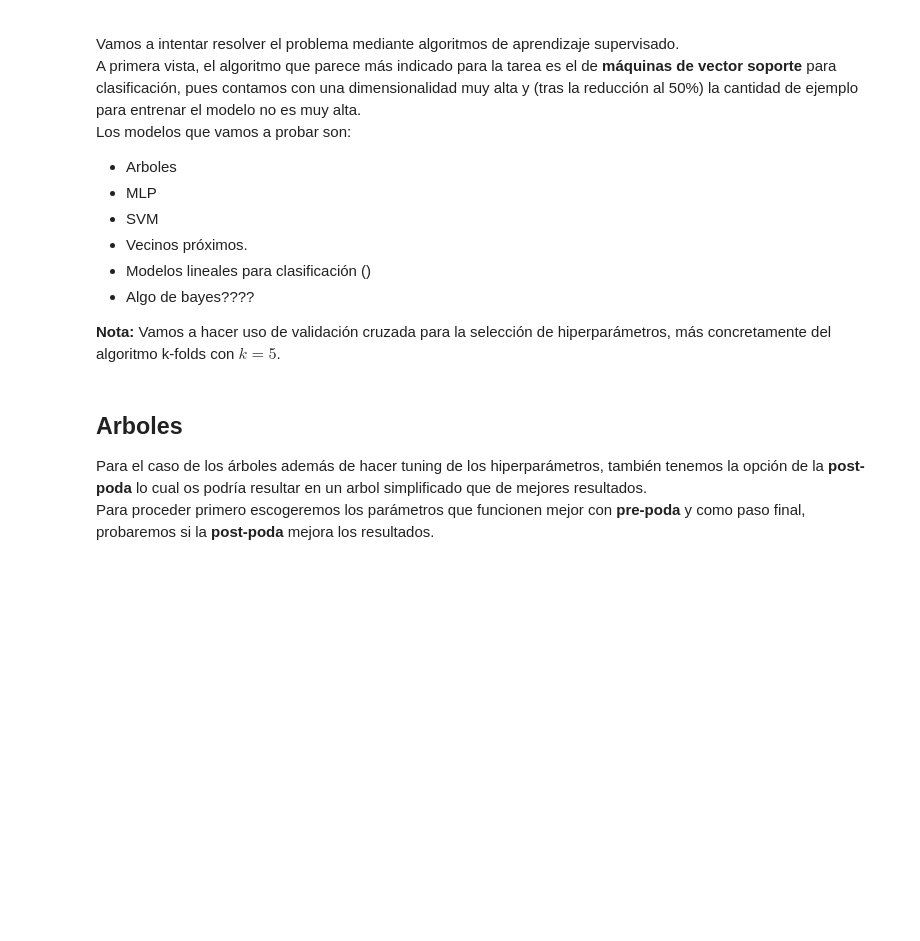
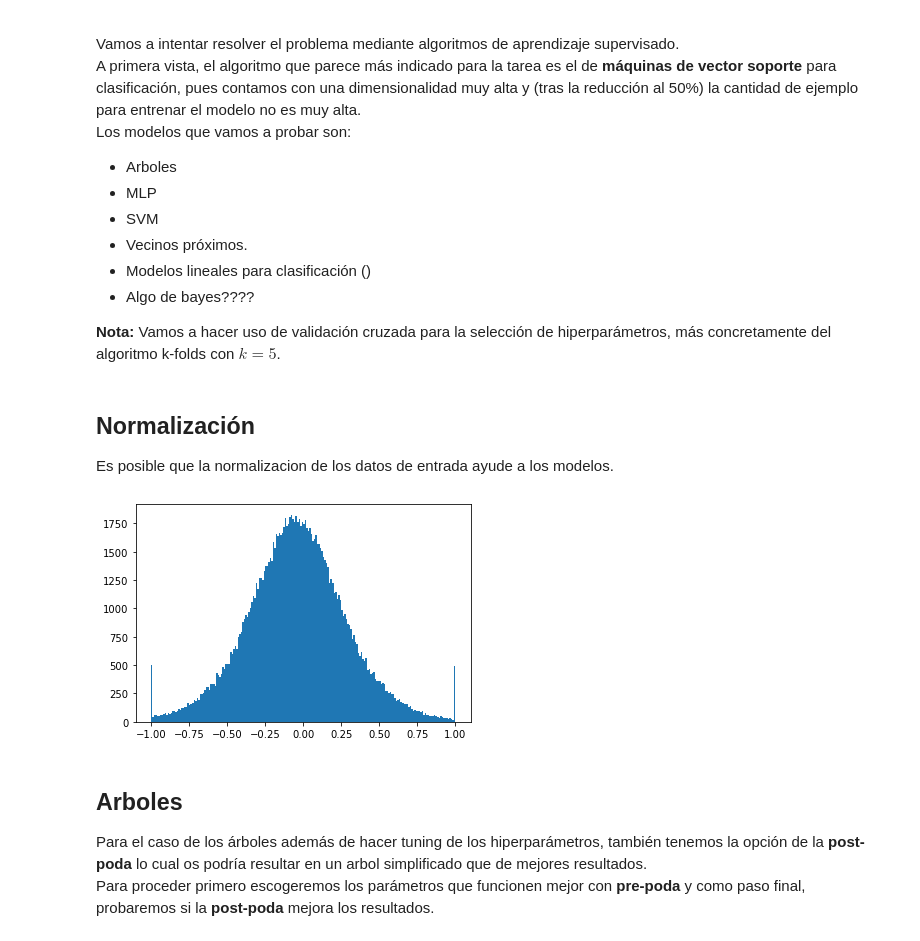
Before and after one commit to AngelGuevara7/Trabajo_Aprendizaje_Maquina, a Jupyter notebook: parte_arturo_memoria.ipynb, the cells around one changed output. Saved outputs shown, nothing was run; the diff lists cells and outputs as text; code cells hidden in the pictures; blank space fills up the shorter version.

```diff
--- a/parte_arturo_memoria.ipynb
+++ b/parte_arturo_memoria.ipynb
@@ -235,6 +235,44 @@ Los modelos que vamos a probar son:
 - Algo de bayes????
 
 **Nota:** Vamos a hacer uso de validación cruzada para la selección de hiperparámetros, más concretamente del algoritmo k-folds con $k=5$.
+# %%
+#carga de datos
+X=np.load("datos_mfcc_pca99_X.npy")
+y=np.load("datos_mfcc_pca99_y.npy")
+
+#elección de representantes, como hemos visto esta elección la haremos mediante ??
+clases=np.unique(y).shape[0]
+
+X_reduc=[]
+y_reduc=[]
+
+for i in range(clases):
+    len_aux=len(y[y==i])
+    model=KMedoids(n_clusters=len_aux//2)
+    model.fit(X[y==i])
+    centros=model.cluster_centers_
+    X_reduc.append(centros)
+    y_reduc.extend(np.ones(len(centros))*i)
+X_reduc=np.array(X_reduc)
+y_reduc=np.array(y_reduc)
+X_reduc2=X_reduc.reshape(-1,464)
+
+
+#separamos los datos en conjuntos para entrenamiento y para test
+#lo hacemos tanto para el conjunto completo como  para el reducido por representantes
+X_train,X_test,y_train,y_test=train_test_split(X,y,test_size=0.2,random_state=42)
+X_reduc_train,X_reduc_test,y_reduc_train,y_reduc_test=train_test_split(X_reduc2,y_reduc,
+                                                                       test_size=0.2,random_state=42)
+# %% [markdown]
+## Normalización
+
+Es posible que la normalizacion de los datos de entrada ayude a los modelos.
+# %%
+scaler=MinMaxScaler(feature_range=(-1,1))
+X_reduc_train_norm=scaler.fit_transform(X_reduc_train)
+plt.hist(X_reduc_train_norm.flatten(),200);
+# %% [output]
+[figure, added]
 # %% [markdown]
 ## Arboles
 
```
Also changed, not shown: parts of 20 cells of this notebook, 2 other files.
